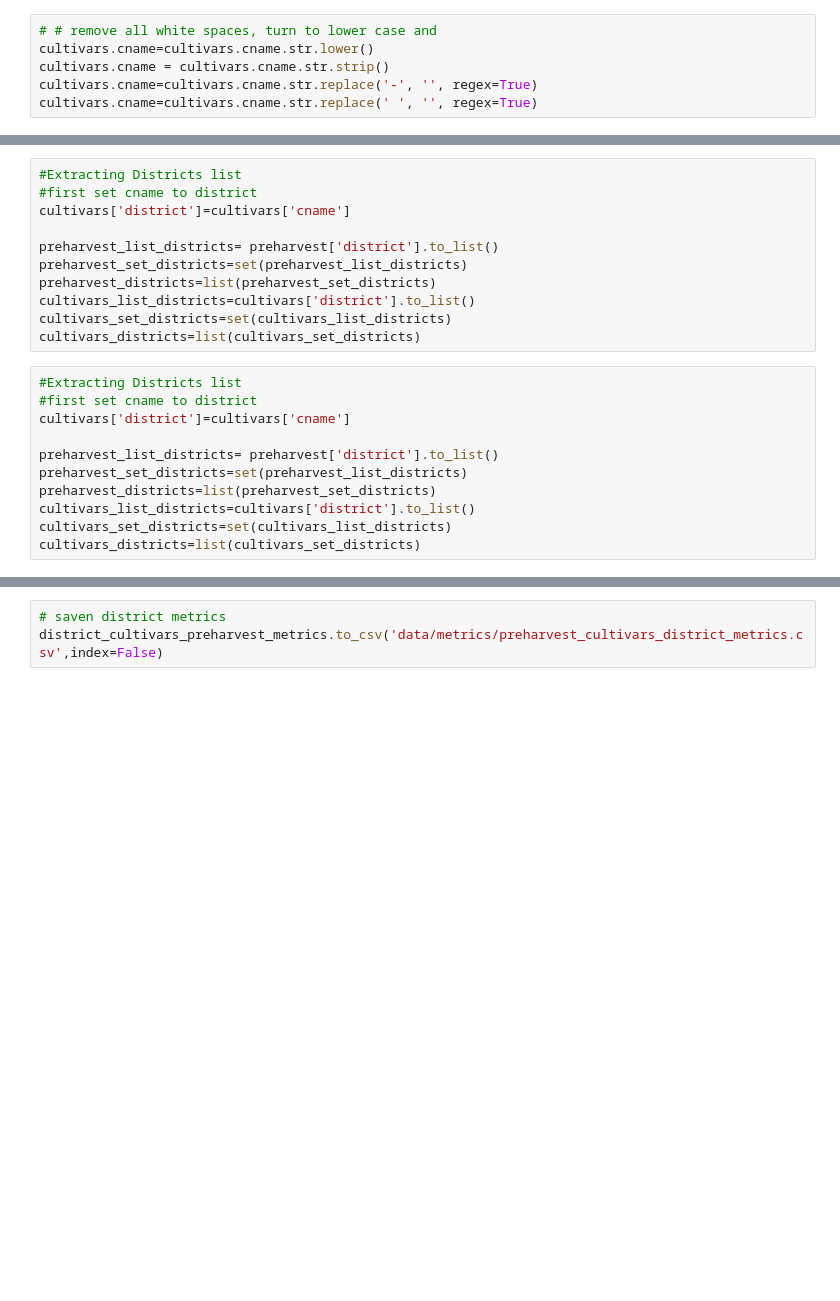
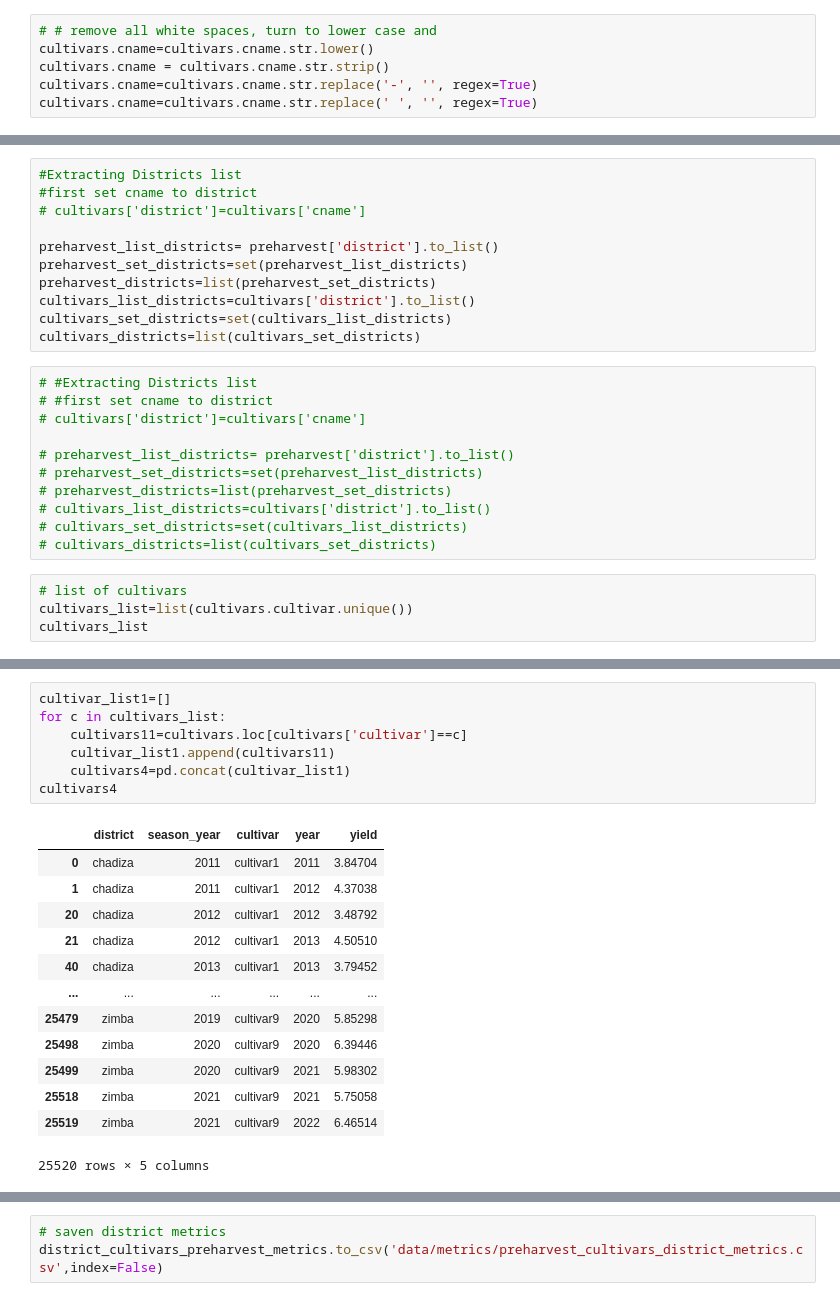
Before and after one commit to franklineronoh/crop-modeling, a Jupyter notebook: zambia/metrics_cultivars.ipynb, the cells around one changed output, grey strips where cells are left out. Saved outputs shown, nothing was run; the diff lists cells and outputs as text; blank space fills up the shorter version.

```diff
--- a/zambia/metrics_cultivars.ipynb
+++ b/zambia/metrics_cultivars.ipynb
@@ -100,7 +168,7 @@ cultivar_yearly
 # %%
 #Extracting Districts list
 #first set cname to district
-cultivars['district']=cultivars['cname']
+# cultivars['district']=cultivars['cname']
 
 preharvest_list_districts= preharvest['district'].to_list()
 preharvest_set_districts=set(preharvest_list_districts)
@@ -109,13 +177,17 @@ cultivars_list_districts=cultivars['district'].to_list()
 cultivars_set_districts=set(cultivars_list_districts)
 cultivars_districts=list(cultivars_set_districts)
 # %%
-#Extracting Districts list
-#first set cname to district
-cultivars['district']=cultivars['cname']
+# #Extracting Districts list
+# #first set cname to district
+# cultivars['district']=cultivars['cname']
 
-preharvest_list_districts= preharvest['district'].to_list()
-preharvest_set_districts=set(preharvest_list_districts)
-preharvest_districts=list(preharvest_set_districts)
-cultivars_list_districts=cultivars['district'].to_list()
-cultivars_set_districts=set(cultivars_list_districts)
-cultivars_districts=list(cultivars_set_districts)
+# preharvest_list_districts= preharvest['district'].to_list()
+# preharvest_set_districts=set(preharvest_list_districts)
+# preharvest_districts=list(preharvest_set_districts)
+# cultivars_list_districts=cultivars['district'].to_list()
+# cultivars_set_districts=set(cultivars_list_districts)
+# cultivars_districts=list(cultivars_set_districts)
+# %%
+# list of cultivars
+cultivars_list=list(cultivars.cultivar.unique())
+cultivars_list
@@ -121,0 +205,21 @@ cultivars_districts=list(cultivars_set_districts)
+# %%
+cultivar_list1=[]
+for c in cultivars_list:
+    cultivars11=cultivars.loc[cultivars['cultivar']==c]
+    cultivar_list1.append(cultivars11)
+    cultivars4=pd.concat(cultivar_list1)
+cultivars4
+# %% [output]
+|  | district | season_year | cultivar | year | yield |
+| 0 | chadiza | 2011 | cultivar1 | 2011 | 3.84704 |
+| 1 | chadiza | 2011 | cultivar1 | 2012 | 4.37038 |
+| 20 | chadiza | 2012 | cultivar1 | 2012 | 3.48792 |
+| 21 | chadiza | 2012 | cultivar1 | 2013 | 4.50510 |
+| 40 | chadiza | 2013 | cultivar1 | 2013 | 3.79452 |
+| ... | ... | ... | ... | ... | ... |
+| 25479 | zimba | 2019 | cultivar9 | 2020 | 5.85298 |
+| 25498 | zimba | 2020 | cultivar9 | 2020 | 6.39446 |
+| 25499 | zimba | 2020 | cultivar9 | 2021 | 5.98302 |
+| 25518 | zimba | 2021 | cultivar9 | 2021 | 5.75058 |
+| 25519 | zimba | 2021 | cultivar9 | 2022 | 6.46514 |
+25520 rows × 5 columns
```
Also changed, not shown: parts of 11 cells of this notebook, 42 other files.
